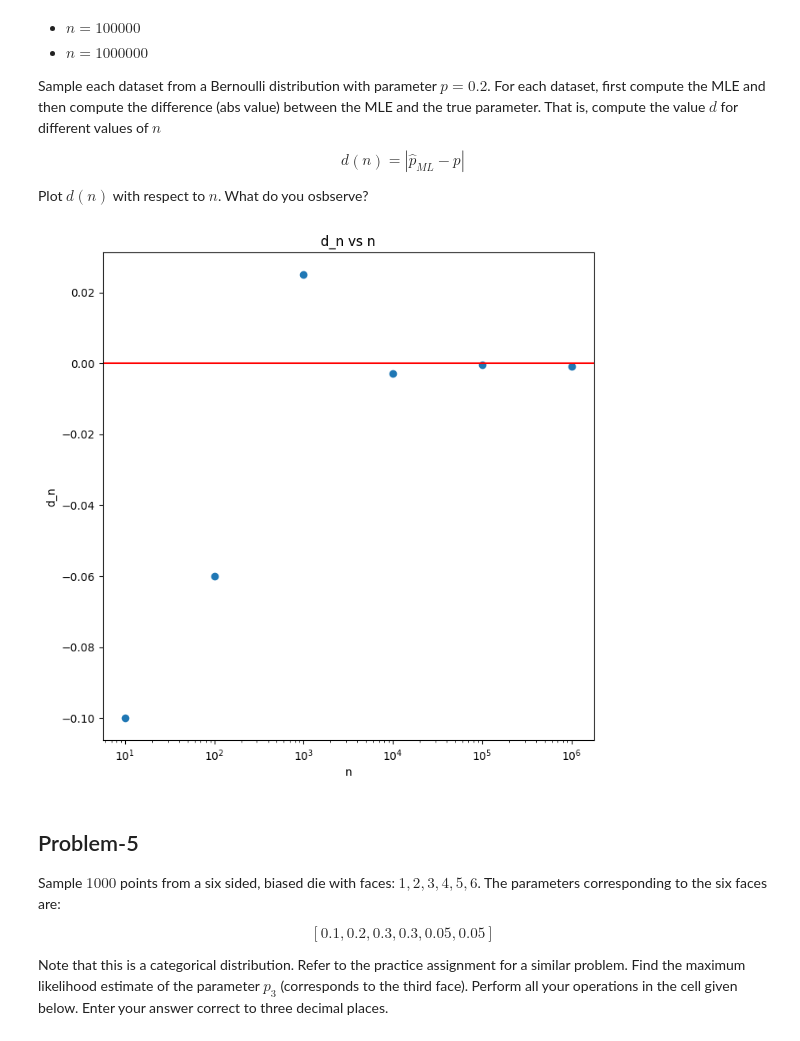
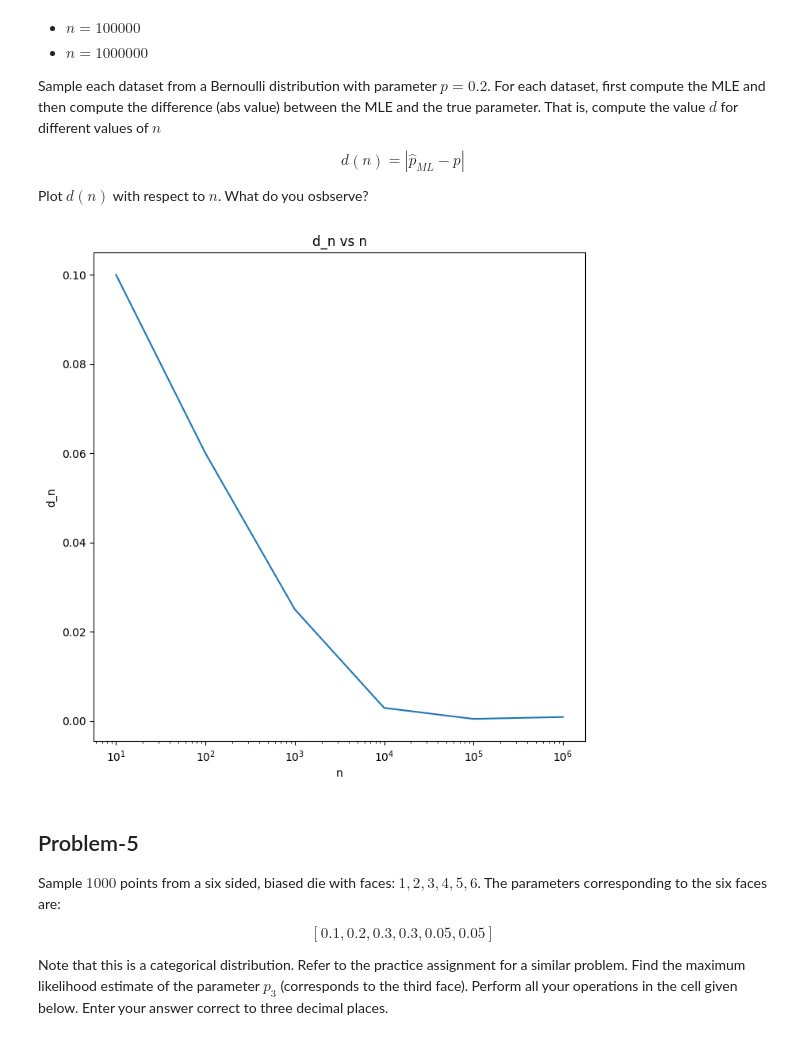
Before and after one commit to kumar-shivang/Machine-Learning-T, a Jupyter notebook: Week_4_part_1.ipynb, the cells around one changed output. Saved outputs shown, nothing was run; the diff lists cells and outputs as text; code cells hidden in the pictures.

Commit message:
changed a graph

```diff
--- a/Week_4_part_1.ipynb
+++ b/Week_4_part_1.ipynb
@@ -104,23 +104,22 @@ Plot $d(n)$ with respect to $n$. What do you osbserve?
 # %%
 ### RNG ###
 rng = np.random.default_rng(seed = 1001)
 ### Solution ###
 n = np.array([10, 100, 1000, 10000,100000, 1000000])
 d_n = np.empty(n.shape)
 for i in range(len(n)):
     X = rng.choice([0, 1], size = n[i], p = [0.8, 0.2])
-    d_n[i] = np.mean(X==1)-0.2
+    d_n[i] = abs(np.mean(X==1)-0.2)
 
 #plot d_n vs n and keep the same scale and plot a line at y=0
-plt.plot(n, d_n, 'o')
-plt.axhline(y=0, color='r', linestyle='-')
+plt.plot(n, d_n)
 plt.xscale('log')
 plt.xlabel('n')
 plt.ylabel('d_n')
 plt.title('d_n vs n')
 plt.show()
 # %% [output]
-[figure, old version]
+[figure, new version]
 # %% [markdown]
 ## Problem-5
 
```
